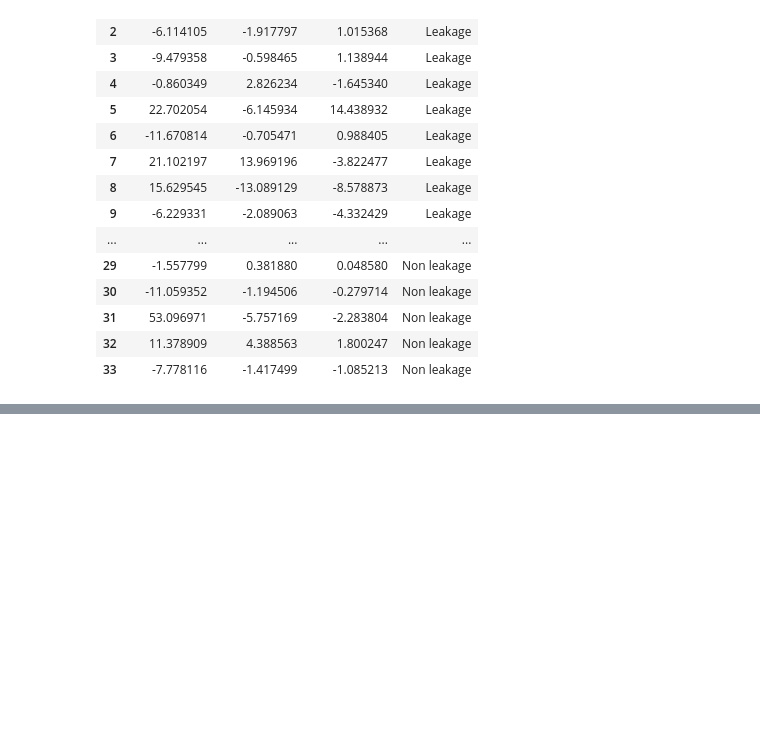
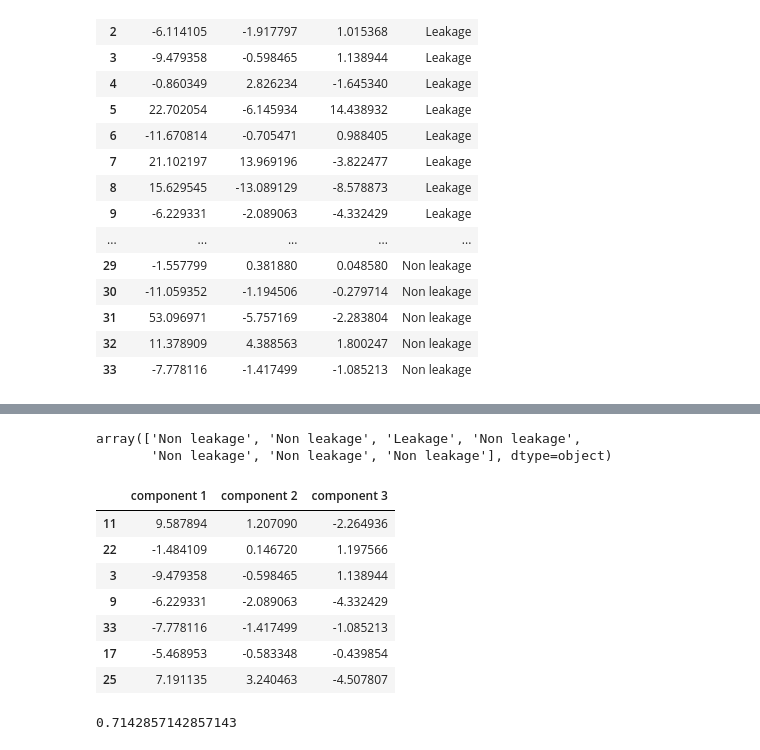
Before and after one commit to Starfarmer2/DIIG_Aquatrax_F23, a Jupyter notebook: src/Small_Leaks/PCA_Caroline.ipynb, the cells around one changed output, grey strips where cells are left out. Cells and saved outputs as stored; diff of their text form; code cells hidden in the pictures; blank space fills up the shorter version.

```diff
--- a/src/Small_Leaks/PCA_Caroline.ipynb
+++ b/src/Small_Leaks/PCA_Caroline.ipynb
@@ -648,0 +685,23 @@ principal_df_combined.to_csv("../../data/Processed_Data/leakage_PCA_results.csv"
+# %%
+#printing all the predictions
+y_pred = knn.predict(X_test)
+y_pred
+# %% [output]
+array(['Non leakage', 'Non leakage', 'Leakage', 'Non leakage',
+       'Non leakage', 'Non leakage', 'Non leakage'], dtype=object)
+# %%
+X_test
+# %% [output]
+|  | component 1 | component 2 | component 3 |
+| 11 | 9.587894 | 1.207090 | -2.264936 |
+| 22 | -1.484109 | 0.146720 | 1.197566 |
+| 3 | -9.479358 | -0.598465 | 1.138944 |
+| 9 | -6.229331 | -2.089063 | -4.332429 |
+| 33 | -7.778116 | -1.417499 | -1.085213 |
+| 17 | -5.468953 | -0.583348 | -0.439854 |
+| 25 | 7.191135 | 3.240463 | -4.507807 |
+# %%
+#printing the accuracy of the predictions
+knn.score(X_test, y_test)
+# %% [output]
+0.7142857142857143
```
Also changed, not shown: parts of 5 cells of this notebook.
